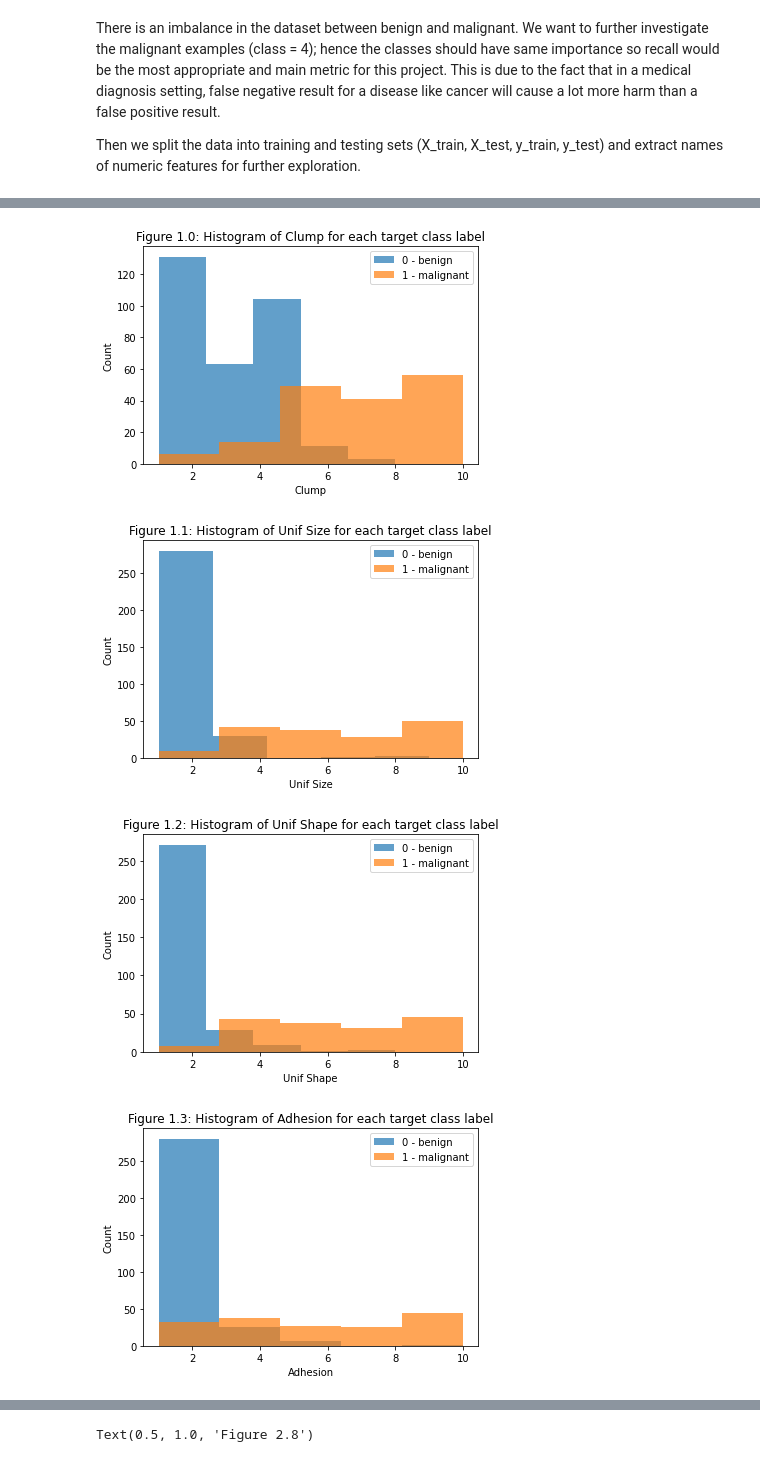
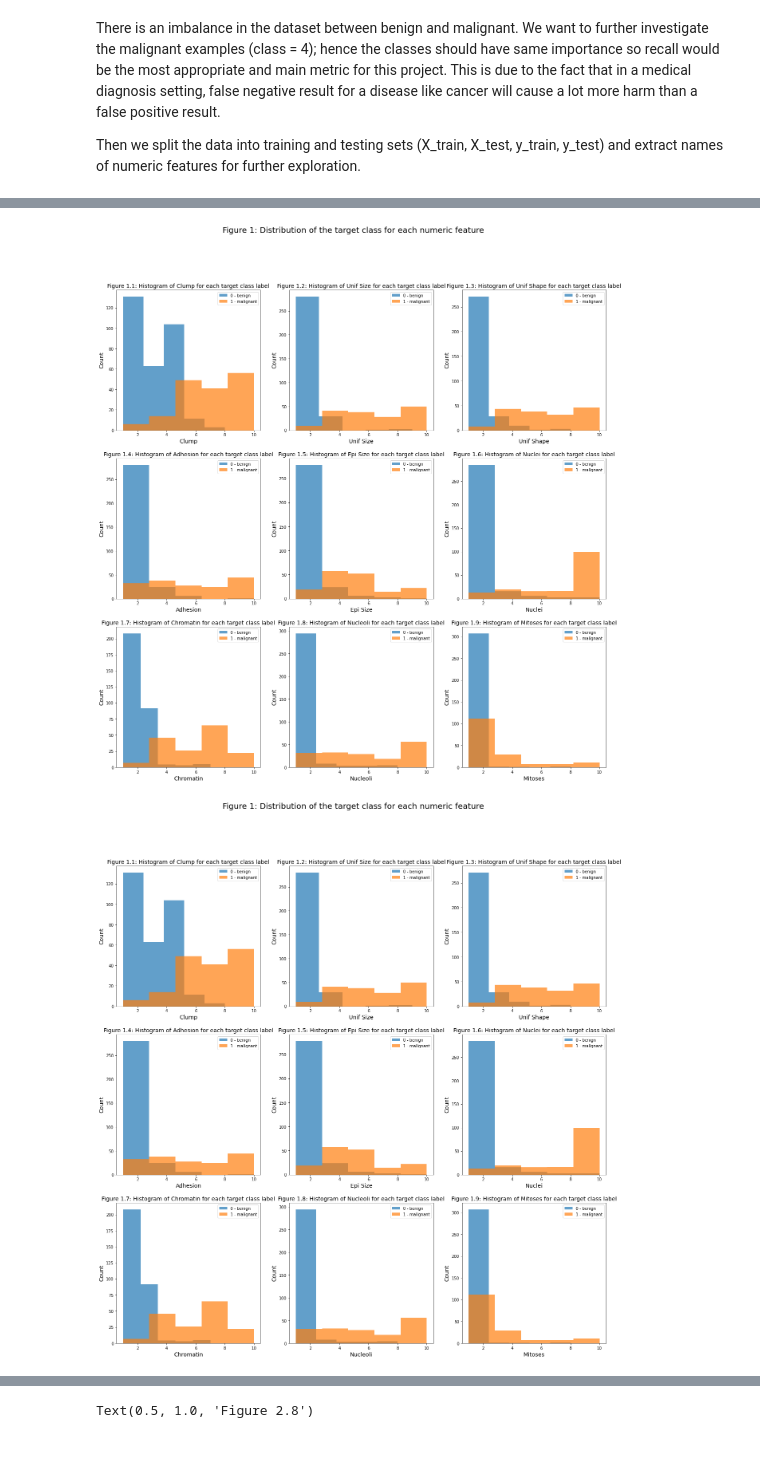
Before and after one commit to DSCI-310/DSCI-310-Group-5, a Jupyter notebook: notebooks/breast_cancer_prediction.ipynb, the cells around one changed output, grey strips where cells are left out. Drawn from its saved outputs; the diff is of its cells as text; code cells hidden in the pictures.

Commit message:
export one all histograms in one png file

```diff
--- a/notebooks/breast_cancer_prediction.ipynb
+++ b/notebooks/breast_cancer_prediction.ipynb
@@ -155,12 +155,9 @@ memory usage: 41.1 KB
 benign_cases = train_df[train_df["class"] == 0]
 malignant_cases = train_df[train_df["class"] == 1]
 # %%
-for idx, x in enumerate(numeric_looking_columns): # idx is the index of each item
-    plot_hist_overlay(benign_cases, malignant_cases,
-                    x, labels=["0 - benign", "1 - malignant"],
-                    fig_no=f"1.{idx}")
+plot_hist_overlay(df0=benign_cases, df1=malignant_cases,
+                 columns=numeric_looking_columns, labels=["0 - benign", "1 - malignant"],
+                 fig_no="1")
 # %% [output]
-[figure, old version]
+[figure, new version]
-[figure, old version]
+[figure, new version]
-[figure, removed]
-[figure, removed]
```
Also changed, not shown: parts of 3 cells of this notebook, 2 other files.
